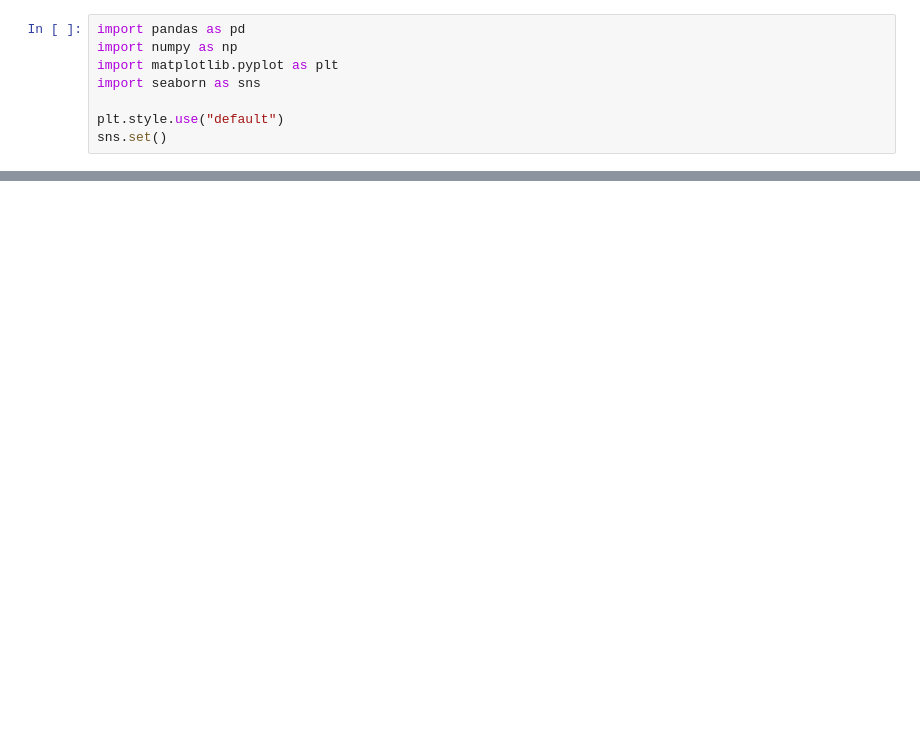
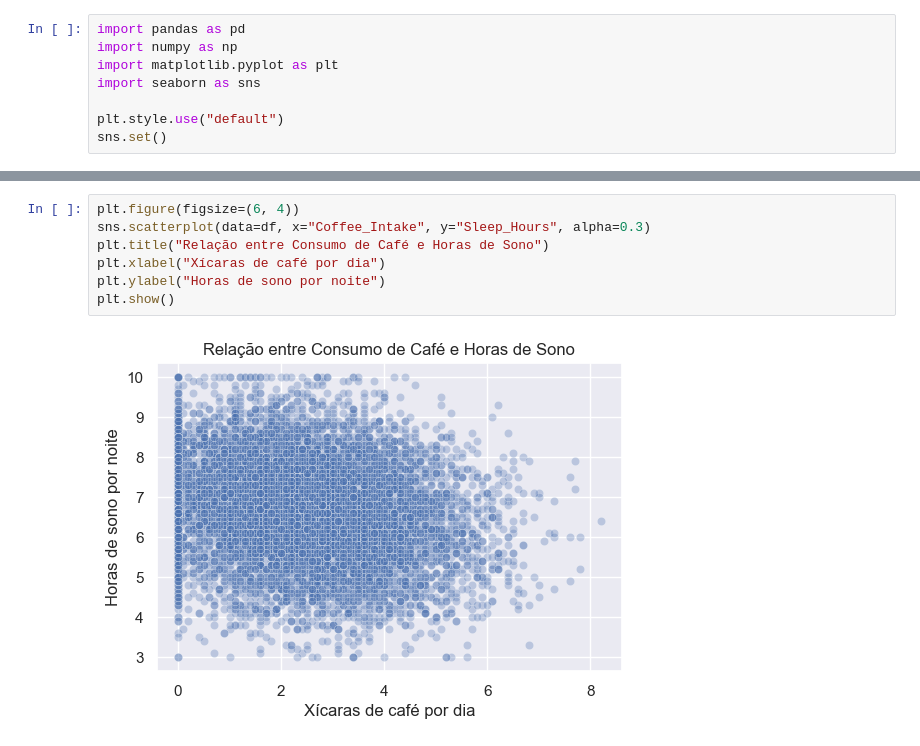
Before and after one commit to felippeximenes/coffee-sleep-analysis, a Jupyter notebook: notebook/eda.ipynb, the cells around one changed output, grey strips where cells are left out. Saved outputs shown, nothing was run; the diff lists cells and outputs as text; blank space fills up the shorter version.

Commit message:
feat: correlation analysis and coffee-sleep-stress relationships to complete EDA

```diff
--- a/notebook/eda.ipynb
+++ b/notebook/eda.ipynb
@@ -77,0 +159,9 @@ plt.show()
+# %%
+plt.figure(figsize=(6, 4))
+sns.scatterplot(data=df, x="Coffee_Intake", y="Sleep_Hours", alpha=0.3)
+plt.title("Relação entre Consumo de Café e Horas de Sono")
+plt.xlabel("Xícaras de café por dia")
+plt.ylabel("Horas de sono por noite")
+plt.show()
+# %% [output]
+[figure, added]
```
Also changed, not shown: parts of 12 cells of this notebook.
